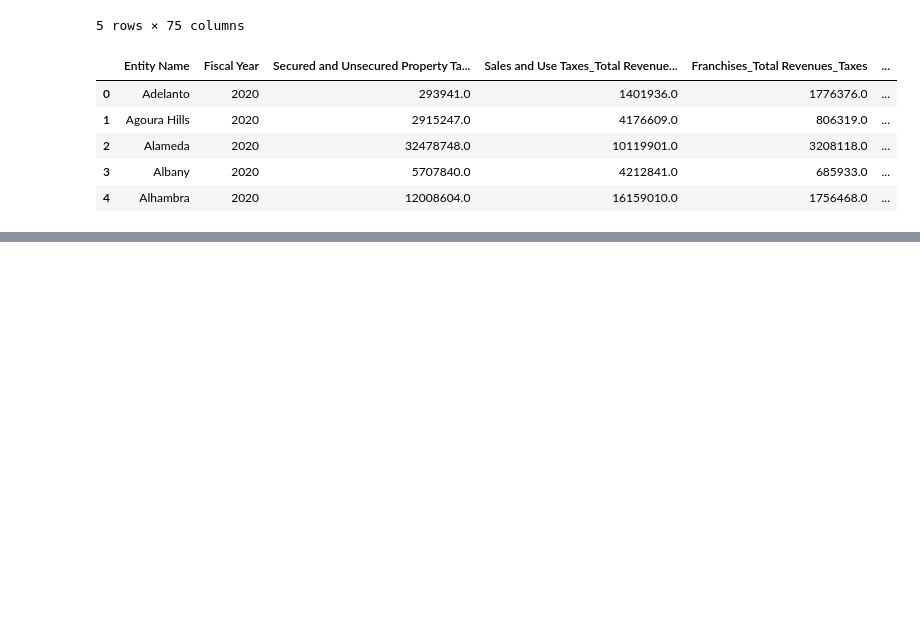
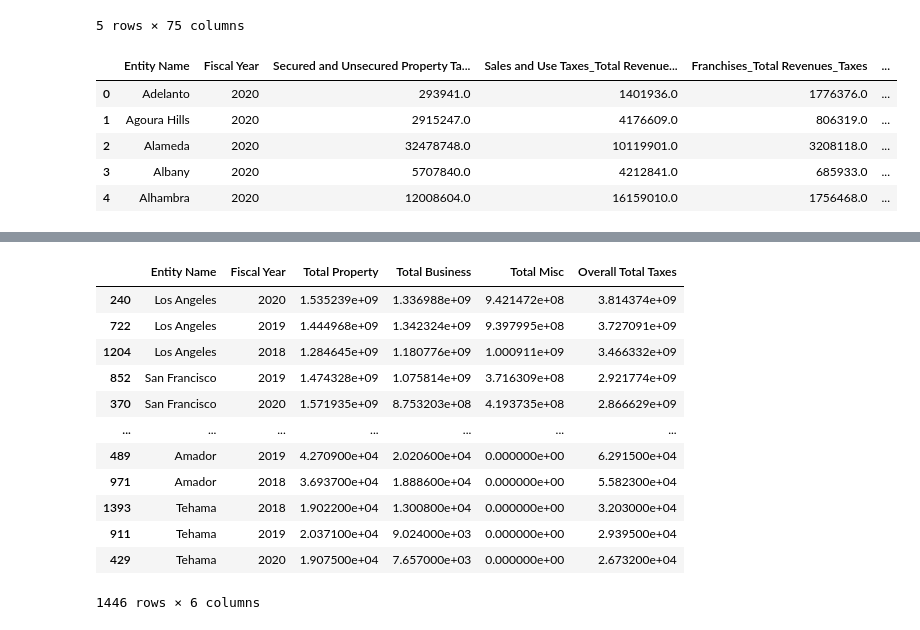
Before and after one commit to kaylajgranados/Project-1-Group-5, a Jupyter notebook: Analysis/data.ipynb, the cells around one changed output, grey strips where cells are left out. Drawn from its saved outputs; the diff is of its cells as text; code cells hidden in the pictures; blank space fills up the shorter version.

```diff
--- a/Analysis/data.ipynb
+++ b/Analysis/data.ipynb
@@ -200,0 +191,38 @@ year_2020
+# %%
+# Create a dataframe that only displays the total columns
+
+entity_name=new_property_tax_df["Entity Name"]
+fiscal_year=new_property_tax_df["Fiscal Year"]
+total_property = highest_property_tax_df["Total Property Tax"]
+total_business = highest_business_tax_df["Overall Total Business Taxes"]
+total_misc = highest_misc_tax_df["Overall Total Miscellaneous Taxes"]
+
+total_category_df = pd.DataFrame({"Entity Name": entity_name,
+                                "Fiscal Year": fiscal_year,
+                                "Total Property": total_property,
+                               "Total Business": total_business,
+                               "Total Misc": total_misc})
+
+cols = ["Total Property", "Total Business", "Total Misc"]
+total_category_df["Overall Total Taxes"] = total_category_df[cols].sum(axis=1)
+total_category_df
+
+# Use loc to only display data for our 6 cities for 2020
+
+# Sort for ascending
+total_category_df = total_category_df.sort_values("Overall Total Taxes", ascending=False)
+total_category_df
+# %% [output]
+|  | Entity Name | Fiscal Year | Total Property | Total Business | Total Misc | Overall Total Taxes |
+| 240 | Los Angeles | 2020 | 1.535239e+09 | 1.336988e+09 | 9.421472e+08 | 3.814374e+09 |
+| 722 | Los Angeles | 2019 | 1.444968e+09 | 1.342324e+09 | 9.397995e+08 | 3.727091e+09 |
+| 1204 | Los Angeles | 2018 | 1.284645e+09 | 1.180776e+09 | 1.000911e+09 | 3.466332e+09 |
+| 852 | San Francisco | 2019 | 1.474328e+09 | 1.075814e+09 | 3.716309e+08 | 2.921774e+09 |
+| 370 | San Francisco | 2020 | 1.571935e+09 | 8.753203e+08 | 4.193735e+08 | 2.866629e+09 |
+| ... | ... | ... | ... | ... | ... | ... |
+| 489 | Amador | 2019 | 4.270900e+04 | 2.020600e+04 | 0.000000e+00 | 6.291500e+04 |
+| 971 | Amador | 2018 | 3.693700e+04 | 1.888600e+04 | 0.000000e+00 | 5.582300e+04 |
+| 1393 | Tehama | 2018 | 1.902200e+04 | 1.300800e+04 | 0.000000e+00 | 3.203000e+04 |
+| 911 | Tehama | 2019 | 2.037100e+04 | 9.024000e+03 | 0.000000e+00 | 2.939500e+04 |
+| 429 | Tehama | 2020 | 1.907500e+04 | 7.657000e+03 | 0.000000e+00 | 2.673200e+04 |
+1446 rows × 6 columns
```
Also changed, not shown: parts of 9 cells of this notebook.
